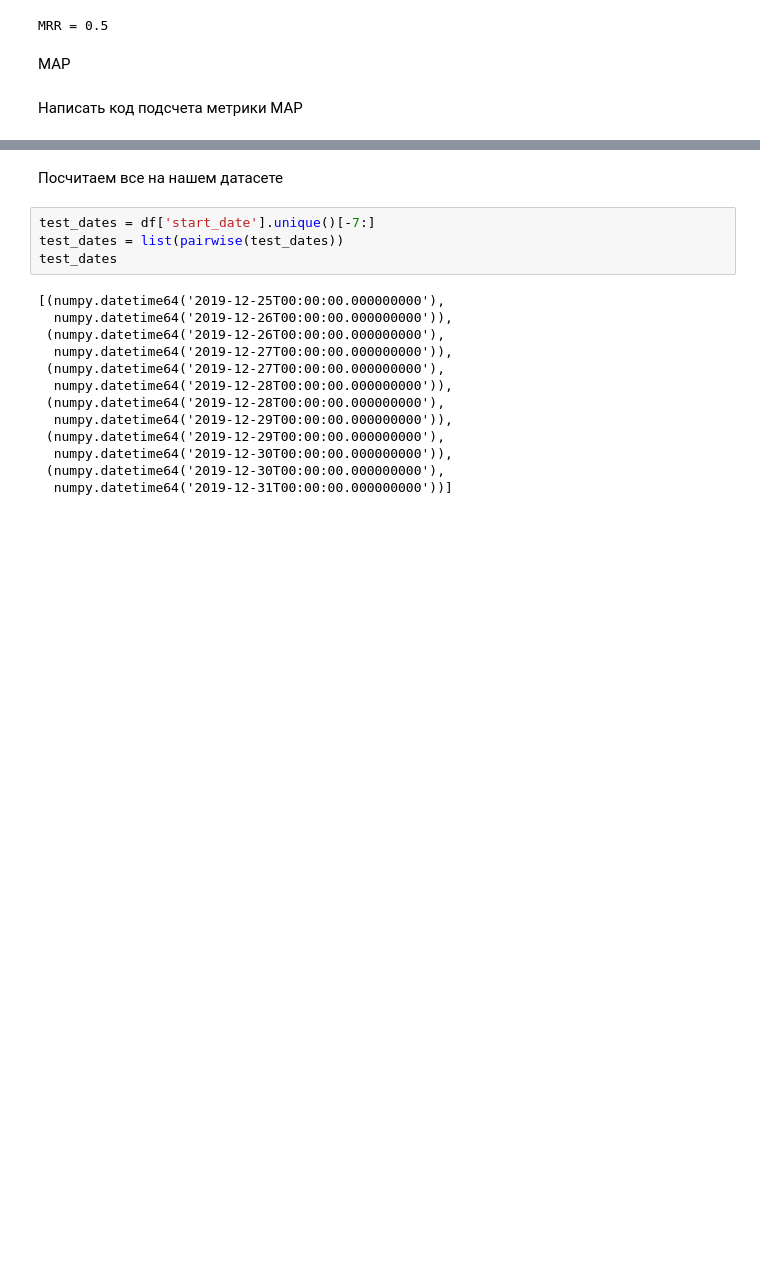
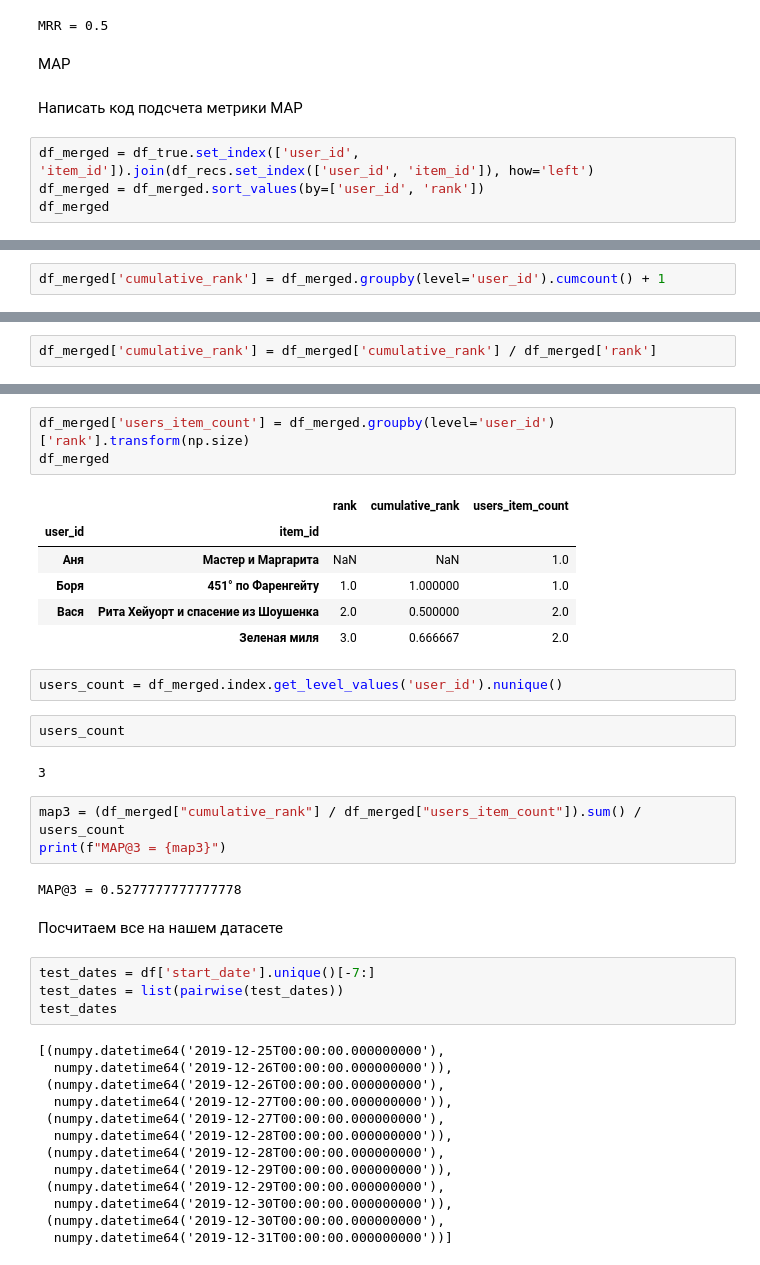
Before and after one commit to irsafilo/LTR_seminar, a Jupyter notebook: seminar_part1.ipynb, the cells around one changed output, grey strips where cells are left out. Drawn from its saved outputs; the diff is of its cells as text; blank space fills up the shorter version.

```diff
--- a/seminar_part1.ipynb
+++ b/seminar_part1.ipynb
@@ -287,3 +316,7 @@ MRR = 0.5
 MAP
 # %% [markdown]
 Написать код подсчета метрики MAP
+# %%
+df_merged = df_true.set_index(['user_id', 'item_id']).join(df_recs.set_index(['user_id', 'item_id']), how='left')
+df_merged = df_merged.sort_values(by=['user_id', 'rank'])
+df_merged
@@ -289,0 +330,2 @@ MAP
+# %%
+df_merged['cumulative_rank'] = df_merged.groupby(level='user_id').cumcount() + 1
@@ -289,0 +341,2 @@ MAP
+# %%
+df_merged['cumulative_rank'] = df_merged['cumulative_rank'] / df_merged['rank']
@@ -290,3 +352,24 @@ MAP
+# %%
+df_merged['users_item_count'] = df_merged.groupby(level='user_id')['rank'].transform(np.size)
+df_merged
+# %% [output]
+|  |  | rank | cumulative_rank | users_item_count |
+| user_id | item_id |  |  |  |
+| Аня | Мастер и Маргарита | NaN | NaN | 1.0 |
+| Боря | 451° по Фаренгейту | 1.0 | 1.000000 | 1.0 |
+| Вася | Рита Хейуорт и спасение из Шоушенка | 2.0 | 0.500000 | 2.0 |
+|  | Зеленая миля | 3.0 | 0.666667 | 2.0 |
+# %%
+users_count = df_merged.index.get_level_values('user_id').nunique()
+# %%
+users_count
+# %% [output]
+3
+# %%
+map3 = (df_merged["cumulative_rank"] / df_merged["users_item_count"]).sum() / users_count
+print(f"MAP@3 = {map3}")
+# %% [output]
+MAP@3 = 0.5277777777777778
 # %% [markdown]
 Посчитаем все на нашем датасете
 # %%
```
Also changed, not shown: parts of 38 cells of this notebook, 1 other file.
